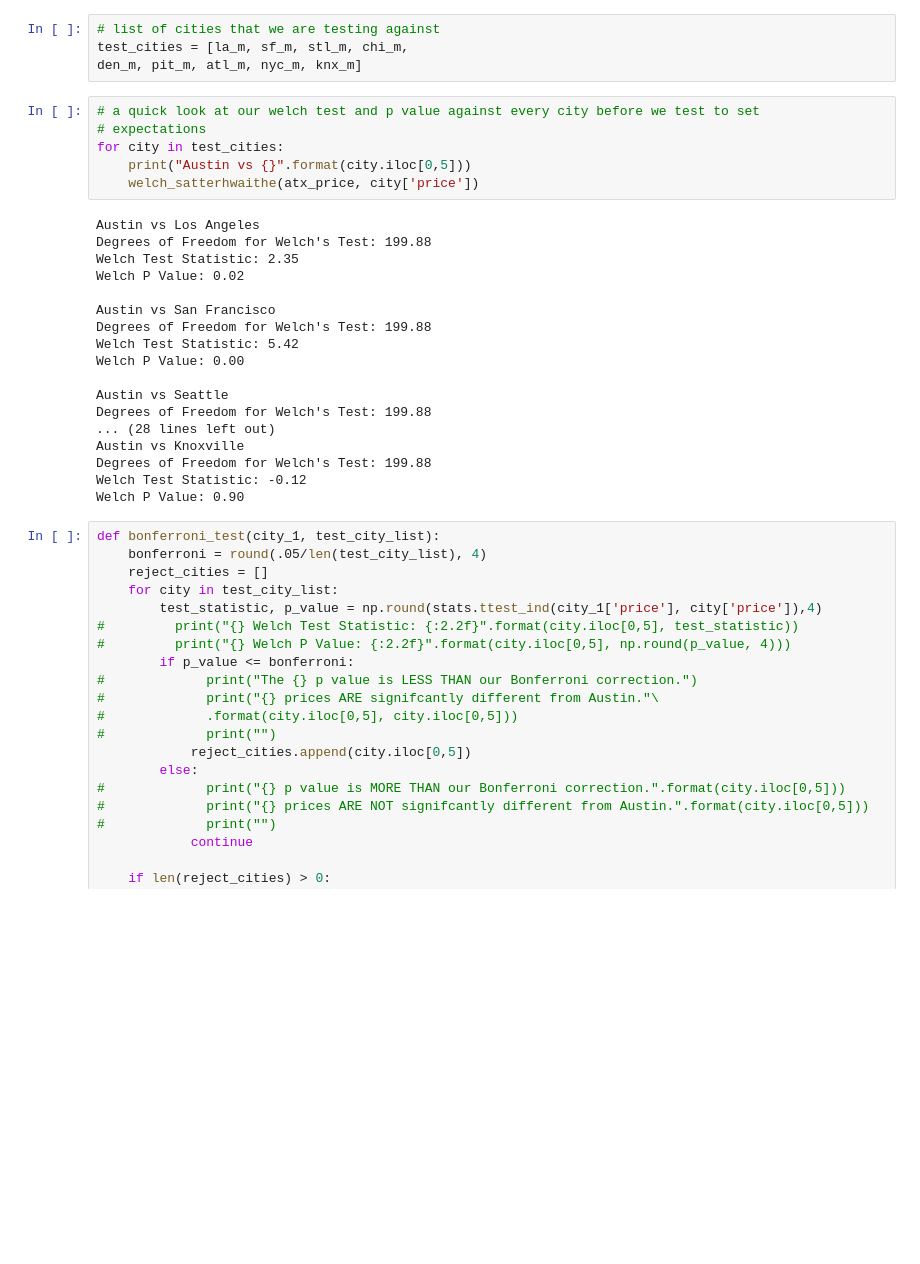
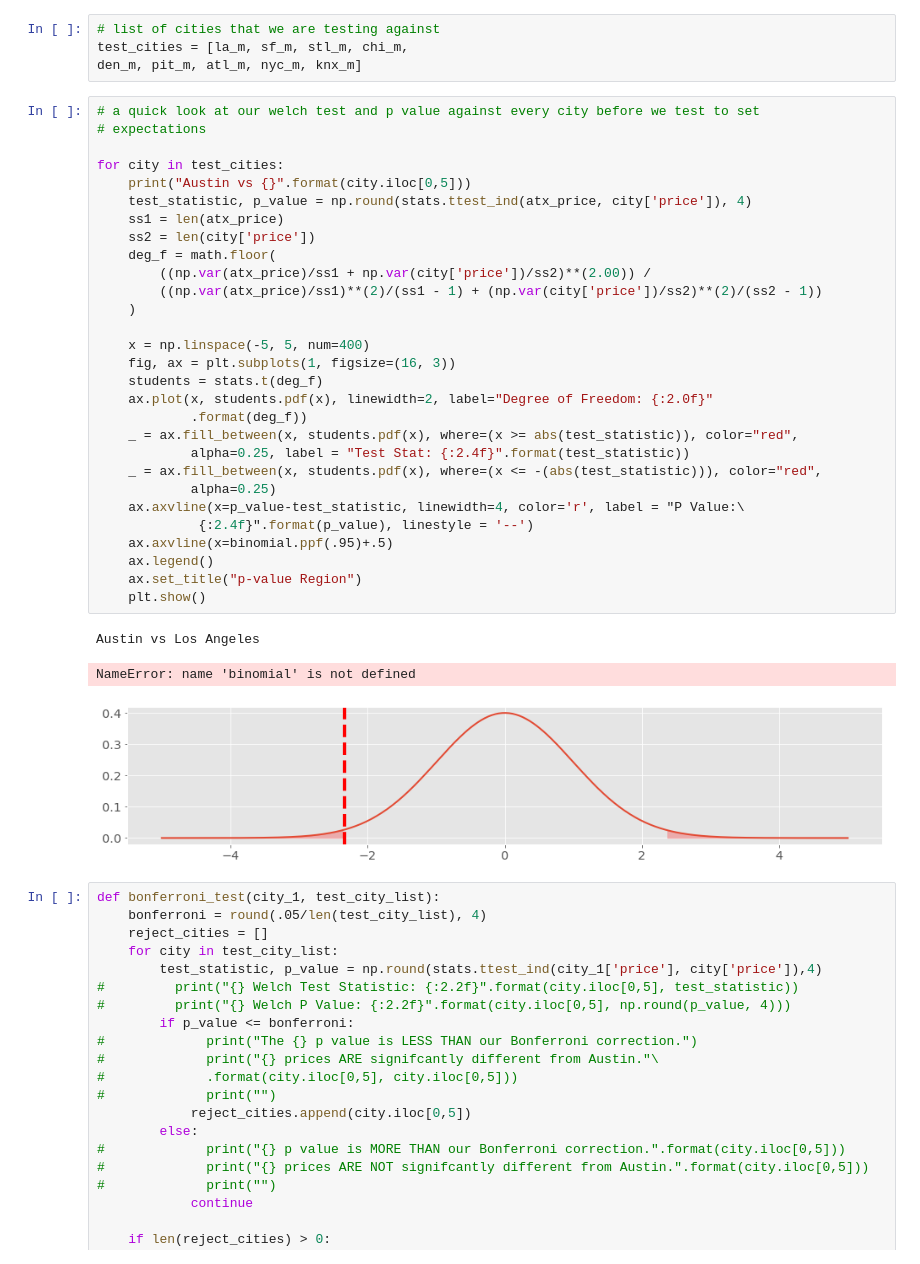
Before and after one commit to GrilledJeez/Testing-for-Difference-in-Craigslist-Markets, a Jupyter notebook: craigslist_scraper.ipynb, the cells around one changed output. Saved outputs shown, nothing was run; the diff lists cells and outputs as text; blank space fills up the shorter version.

Commit message:
4.8 plotting illustration

```diff
--- a/craigslist_scraper.ipynb
+++ b/craigslist_scraper.ipynb
@@ -1428,30 +1429,39 @@ Based on our result we can say there is a significant difference in the mean val
 # list of cities that we are testing against
 test_cities = [la_m, sf_m, stl_m, chi_m,
 den_m, pit_m, atl_m, nyc_m, knx_m]
-# %%
-# a quick look at our welch test and p value against every city before we test to set
-# expectations
-for city in test_cities:
-    print("Austin vs {}".format(city.iloc[0,5]))
-    welch_satterhwaithe(atx_price, city['price'])
-# %% [output]
-Austin vs Los Angeles
-Degrees of Freedom for Welch's Test: 199.88
-Welch Test Statistic: 2.35
-Welch P Value: 0.02
-
-Austin vs San Francisco
-Degrees of Freedom for Welch's Test: 199.88
-Welch Test Statistic: 5.42
-Welch P Value: 0.00
-
-Austin vs Seattle
-Degrees of Freedom for Welch's Test: 199.88
-... (28 lines left out)
-Austin vs Knoxville
-Degrees of Freedom for Welch's Test: 199.88
-Welch Test Statistic: -0.12
-Welch P Value: 0.90
+# %%
+# a quick look at our welch test and p value against every city before we test to set
+# expectations
+
+for city in test_cities:
+    print("Austin vs {}".format(city.iloc[0,5]))
+    test_statistic, p_value = np.round(stats.ttest_ind(atx_price, city['price']), 4)
+    ss1 = len(atx_price)
+    ss2 = len(city['price'])
+    deg_f = math.floor(
+        ((np.var(atx_price)/ss1 + np.var(city['price'])/ss2)**(2.00)) /
+        ((np.var(atx_price)/ss1)**(2)/(ss1 - 1) + (np.var(city['price'])/ss2)**(2)/(ss2 - 1))
+    )
+
+    x = np.linspace(-5, 5, num=400)
+    fig, ax = plt.subplots(1, figsize=(16, 3))
+    students = stats.t(deg_f)
+    ax.plot(x, students.pdf(x), linewidth=2, label="Degree of Freedom: {:2.0f}"
+            .format(deg_f))
+    _ = ax.fill_between(x, students.pdf(x), where=(x >= abs(test_statistic)), color="red",
+            alpha=0.25, label = "Test Stat: {:2.4f}".format(test_statistic))
+    _ = ax.fill_between(x, students.pdf(x), where=(x <= -(abs(test_statistic))), color="red",
+            alpha=0.25)
+    ax.axvline(x=p_value-test_statistic, linewidth=4, color='r', label = "P Value:\
+             {:2.4f}".format(p_value), linestyle = '--')
+    ax.axvline(x=binomial.ppf(.95)+.5)
+    ax.legend()
+    ax.set_title("p-value Region")
+    plt.show()
+# %% [output]
+Austin vs Los Angeles
+NameError: name 'binomial' is not defined
+[figure, added]
 # %%
 def bonferroni_test(city_1, test_city_list):
     bonferroni = round(.05/len(test_city_list), 4)
```
Also changed, not shown: parts of 4 cells of this notebook.
